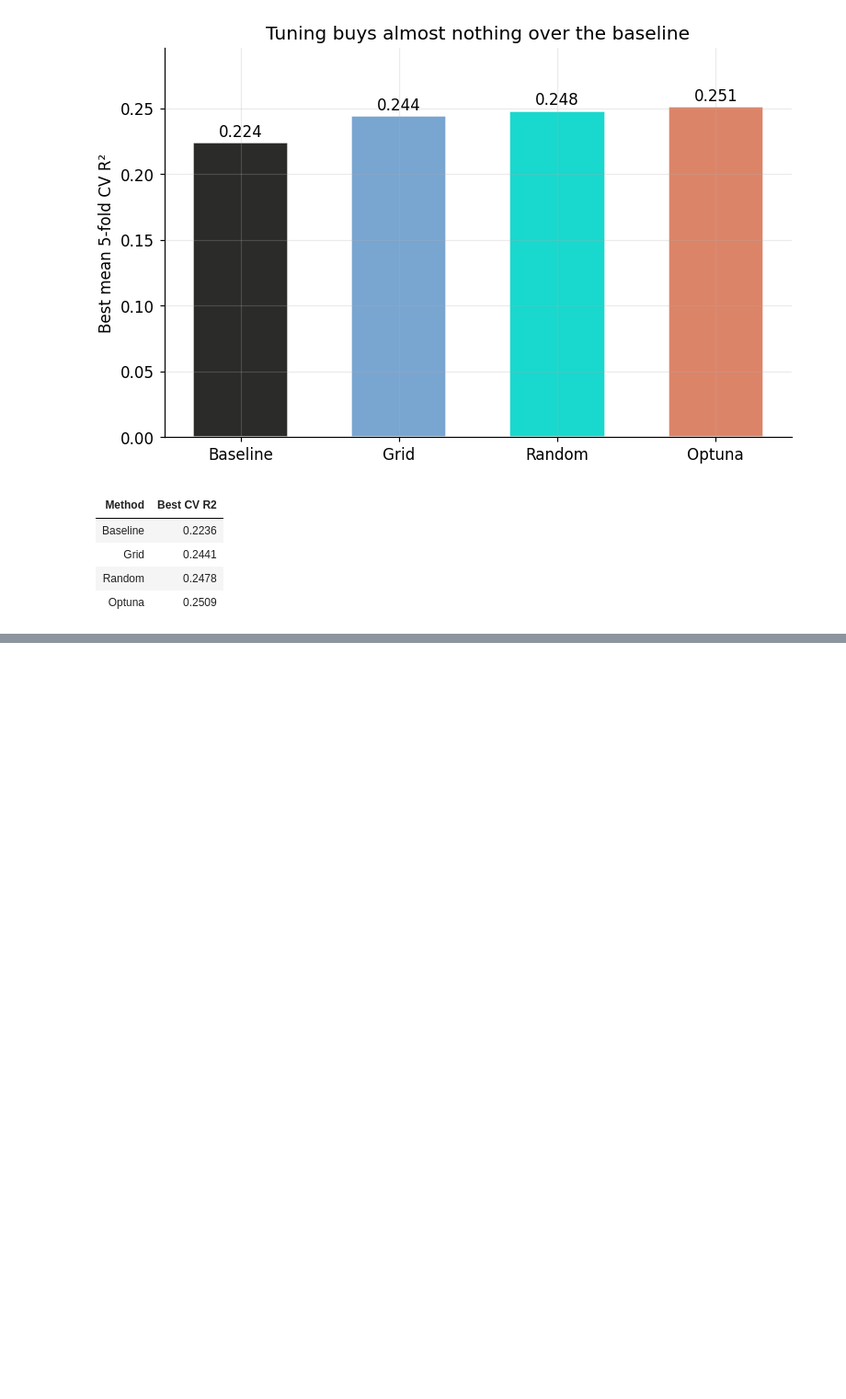
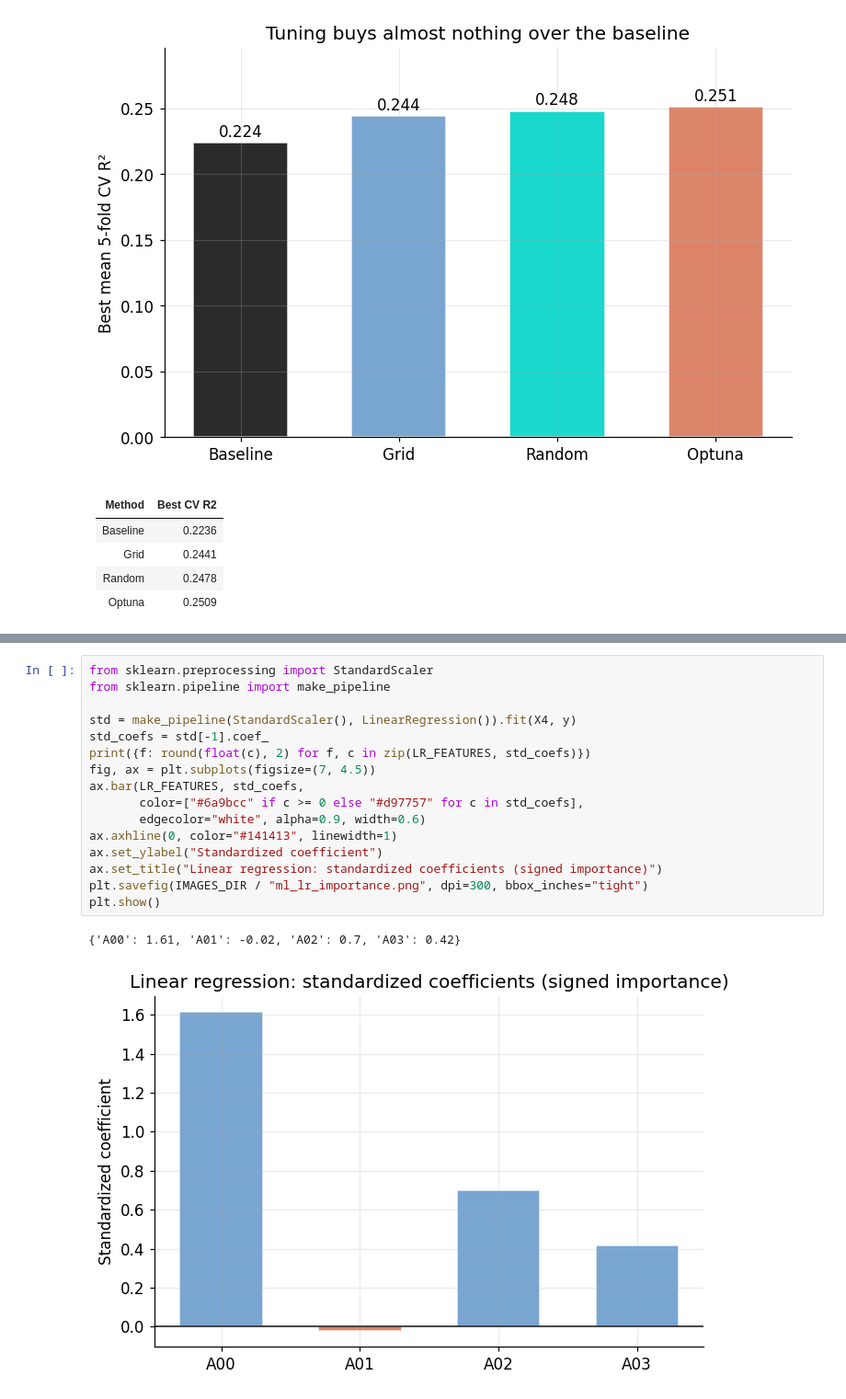
Before and after one commit to cmg777/claude4data, a Jupyter notebook: notebooks/notebook-04.ipynb, the cells around one changed output, grey strips where cells are left out. Shown at 92% size. Saved outputs shown, nothing was run; the diff lists cells and outputs as text; blank space fills up the shorter version.

```diff
--- a/notebooks/notebook-04.ipynb
+++ b/notebooks/notebook-04.ipynb
@@ -578,0 +678,19 @@ The methods rank as theory predicts (Optuna ≥ random ≥ grid for equal budget
+# %%
+from sklearn.preprocessing import StandardScaler
+from sklearn.pipeline import make_pipeline
+
+std = make_pipeline(StandardScaler(), LinearRegression()).fit(X4, y)
+std_coefs = std[-1].coef_
+print({f: round(float(c), 2) for f, c in zip(LR_FEATURES, std_coefs)})
+fig, ax = plt.subplots(figsize=(7, 4.5))
+ax.bar(LR_FEATURES, std_coefs,
+       color=["#6a9bcc" if c >= 0 else "#d97757" for c in std_coefs],
+       edgecolor="white", alpha=0.9, width=0.6)
+ax.axhline(0, color="#141413", linewidth=1)
+ax.set_ylabel("Standardized coefficient")
+ax.set_title("Linear regression: standardized coefficients (signed importance)")
+plt.savefig(IMAGES_DIR / "ml_lr_importance.png", dpi=300, bbox_inches="tight")
+plt.show()
+# %% [output]
+{'A00': 1.61, 'A01': -0.02, 'A02': 0.7, 'A03': 0.42}
+[figure, added]
```
Also changed, not shown: parts of 13 cells of this notebook, 5 other files.
